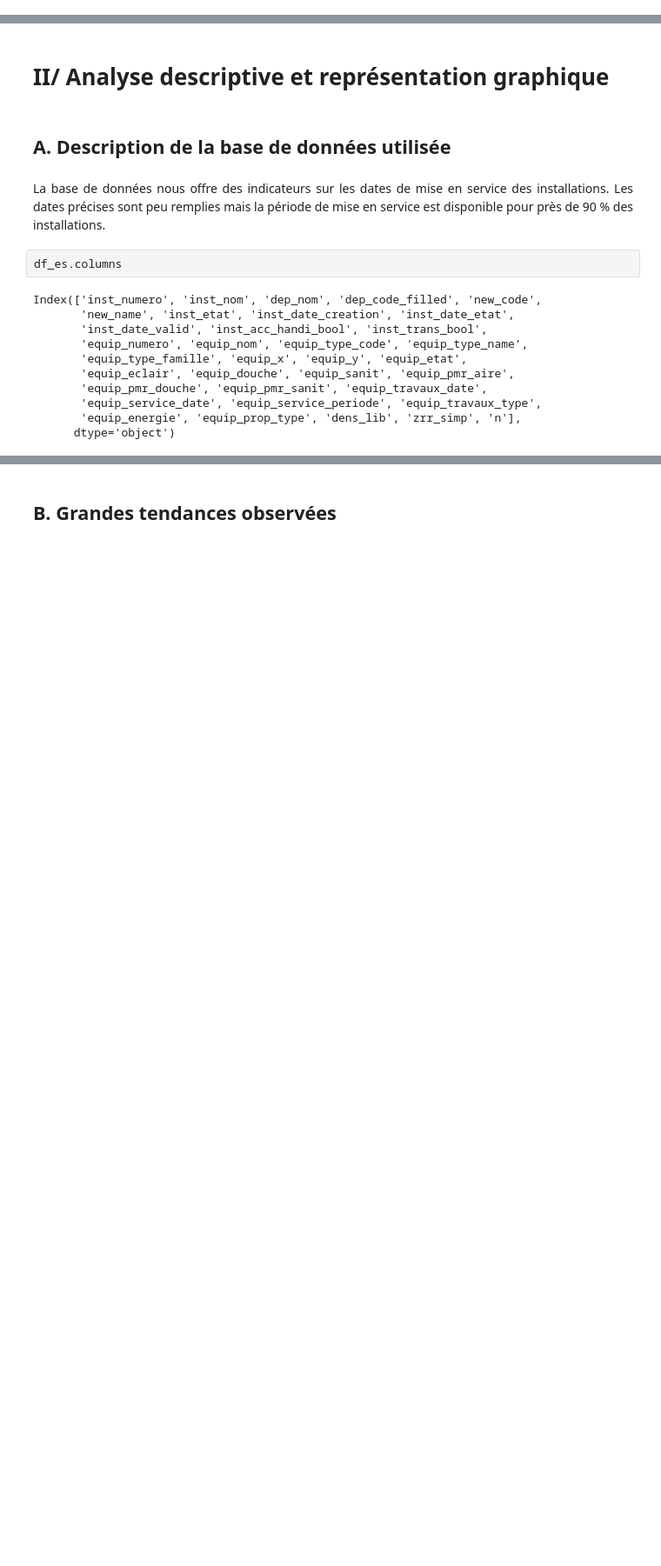
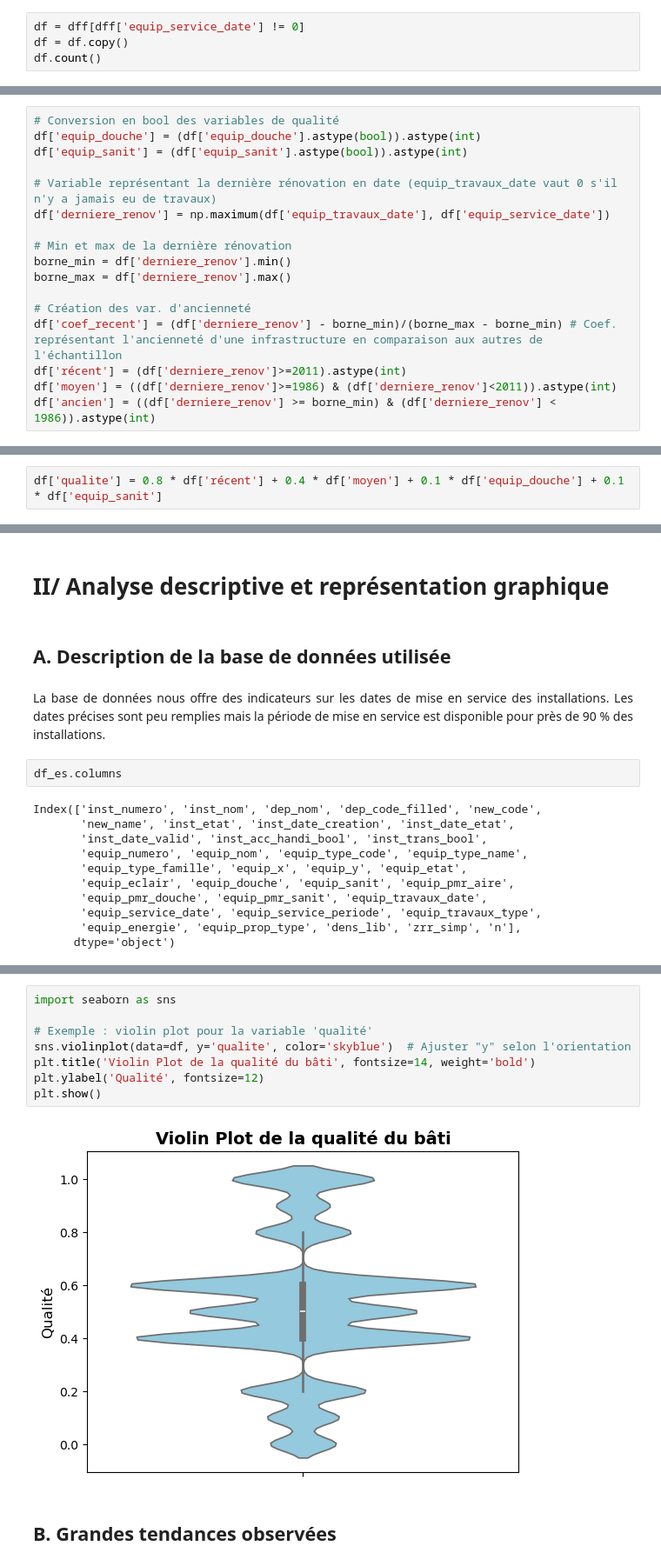
Before and after one commit to cyprienmathe/Python-data-science, a Jupyter notebook: main.ipynb, the cells around one changed output, grey strips where cells are left out. Shown at 87% size. Cells and saved outputs as stored; diff of their text form; blank space fills up the shorter version.

```diff
--- a/main.ipynb
+++ b/main.ipynb
@@ -216,0 +247,4 @@ departements_eco.head(2)
+# %%
+df = dff[dff['equip_service_date'] != 0]
+df = df.copy()
+df.count()
@@ -216,0 +269,17 @@ departements_eco.head(2)
+# %%
+# Conversion en bool des variables de qualité
+df['equip_douche'] = (df['equip_douche'].astype(bool)).astype(int)
+df['equip_sanit'] = (df['equip_sanit'].astype(bool)).astype(int)
+
+# Variable représentant la dernière rénovation en date (equip_travaux_date vaut 0 s'il n'y a jamais eu de travaux)
+df['derniere_renov'] = np.maximum(df['equip_travaux_date'], df['equip_service_date'])
+
+# Min et max de la dernière rénovation
+borne_min = df['derniere_renov'].min()
+borne_max = df['derniere_renov'].max()
+
+# Création des var. d'ancienneté
+df['coef_recent'] = (df['derniere_renov'] - borne_min)/(borne_max - borne_min) # Coef. représentant l'ancienneté d'une infrastructure en comparaison aux autres de l'échantillon
+df['récent'] = (df['derniere_renov']>=2011).astype(int)
+df['moyen'] = ((df['derniere_renov']>=1986) & (df['derniere_renov']<2011)).astype(int)
+df['ancien'] = ((df['derniere_renov'] >= borne_min) & (df['derniere_renov'] < 1986)).astype(int)
@@ -216,0 +315,2 @@ departements_eco.head(2)
+# %%
+df['qualite'] = 0.8 * df['récent'] + 0.4 * df['moyen'] + 0.1 * df['equip_douche'] + 0.1 * df['equip_sanit']
@@ -338,2 +472,12 @@ plt.tight_layout()
+# %%
+import seaborn as sns
+
+# Exemple : violin plot pour la variable 'qualité'
+sns.violinplot(data=df, y='qualite', color='skyblue')  # Ajuster "y" selon l'orientation
+plt.title('Violin Plot de la qualité du bâti', fontsize=14, weight='bold')
+plt.ylabel('Qualité', fontsize=12)
+plt.show()
+# %% [output]
+[figure, added]
 # %% [markdown]
 ## B. Grandes tendances observées
```
Also changed, not shown: parts of 44 cells of this notebook.
